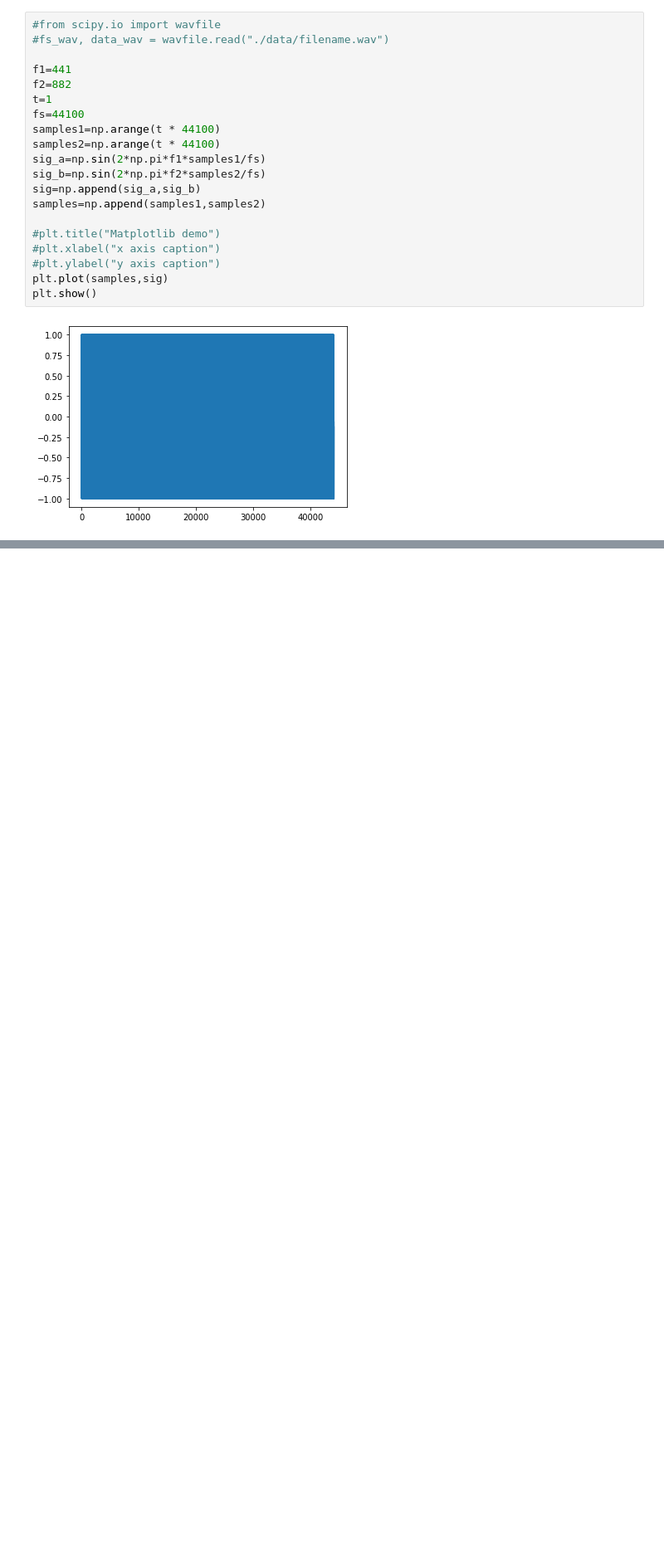
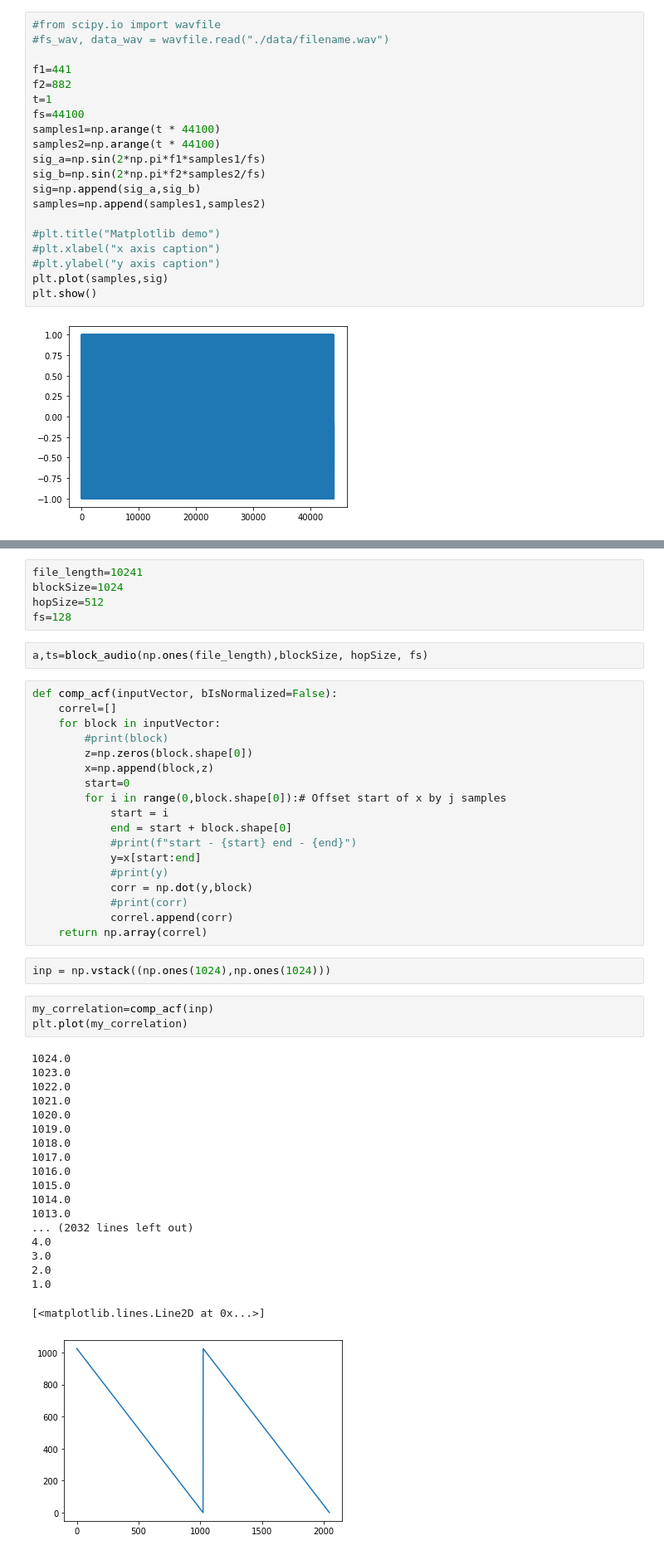
Before and after one commit to VedantKalbag/ACA-assignments, a Jupyter notebook: assignment_1/ass1.ipynb, the cells around one changed output, grey strips where cells are left out. Shown at 83% size. Drawn from its saved outputs; the diff is of its cells as text; blank space fills up the shorter version.

Commit message:
sine, blocking done, test and verify acf

```diff
--- a/assignment_1/ass1.ipynb
+++ b/assignment_1/ass1.ipynb
@@ -38,0 +58,50 @@ a.shape
+# %%
+file_length=10241
+blockSize=1024
+hopSize=512
+fs=128
+# %%
+a,ts=block_audio(np.ones(file_length),blockSize, hopSize, fs)
+# %%
+def comp_acf(inputVector, bIsNormalized=False):
+    correl=[]
+    for block in inputVector:
+        #print(block)
+        z=np.zeros(block.shape[0])
+        x=np.append(block,z)
+        start=0
+        for i in range(0,block.shape[0]):# Offset start of x by j samples
+            start = i
+            end = start + block.shape[0]
+            #print(f"start - {start} end - {end}")
+            y=x[start:end]
+            #print(y)
+            corr = np.dot(y,block)
+            #print(corr)
+            correl.append(corr)
+    return np.array(correl)
+# %%
+inp = np.vstack((np.ones(1024),np.ones(1024)))
+# %%
+my_correlation=comp_acf(inp)
+plt.plot(my_correlation)
+# %% [output]
+1024.0
+1023.0
+1022.0
+1021.0
+1020.0
+1019.0
+1018.0
+1017.0
+1016.0
+1015.0
+1014.0
+1013.0
+... (2032 lines left out)
+4.0
+3.0
+2.0
+1.0
+[<matplotlib.lines.Line2D at 0x...>]
+[figure, added]
```
Also changed, not shown: parts of 6 cells of this notebook.
